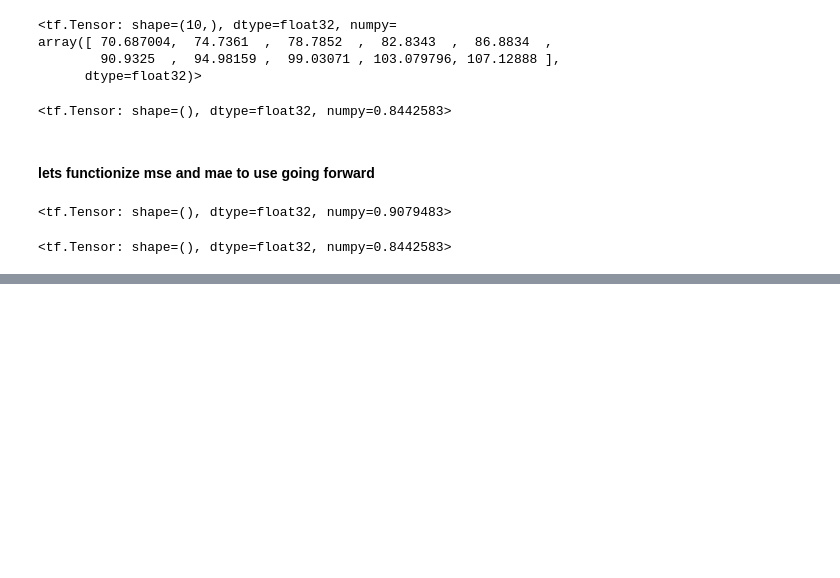
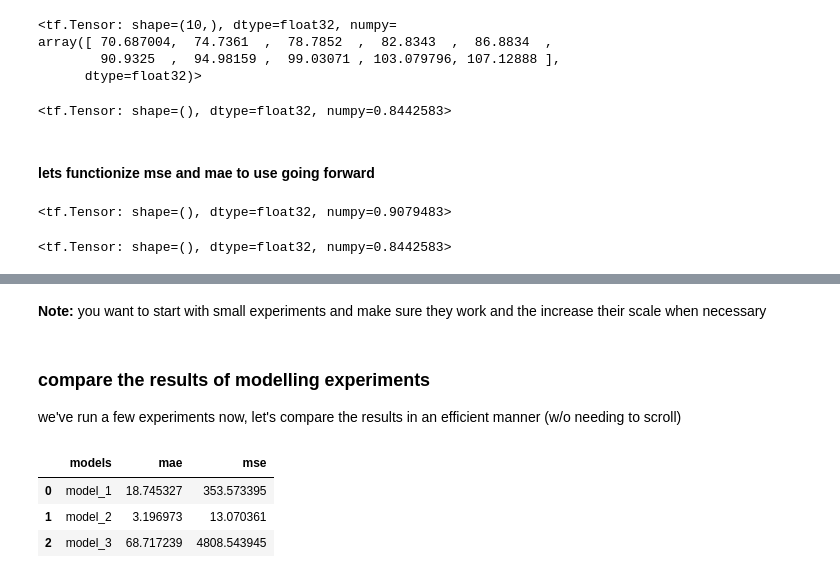
Before and after one commit to joelweber977/Python3_TF_Certificate, a Jupyter notebook: 01_neural_network_regression_JW.ipynb, the cells around one changed output, grey strips where cells are left out. Drawn from its saved outputs; the diff is of its cells as text; code cells hidden in the pictures; blank space fills up the shorter version.

```diff
--- a/01_neural_network_regression_JW.ipynb
+++ b/01_neural_network_regression_JW.ipynb
@@ -656,0 +913,20 @@ crap
+# %% [markdown]
+**Note:** you want to start with small experiments and make sure they work and the increase their scale when necessary
+# %% [markdown]
+### compare the results of modelling experiments
+
+we've run a few experiments now, let's compare the results in an efficient manner (w/o needing to scroll)
+# %%
+#let's create a pandas df to compare our model's results
+model_results = [['model_1', mae_1.numpy(), mse_1.numpy()],
+                ['model_2', mae_2.numpy(), mse_2.numpy()],
+                ['model_3', mae_3.numpy(), mse_3.numpy()]]
+all_results = pd.DataFrame(model_results, columns = ['models', 'mae', 'mse'])
+all_results
+
+#looks like model_2 performed the best
+# %% [output]
+|  | models | mae | mse |
+| 0 | model_1 | 18.745327 | 353.573395 |
+| 1 | model_2 | 3.196973 | 13.070361 |
+| 2 | model_3 | 68.717239 | 4808.543945 |
```
Also changed, not shown: parts of 35 cells of this notebook, 4 other files.
